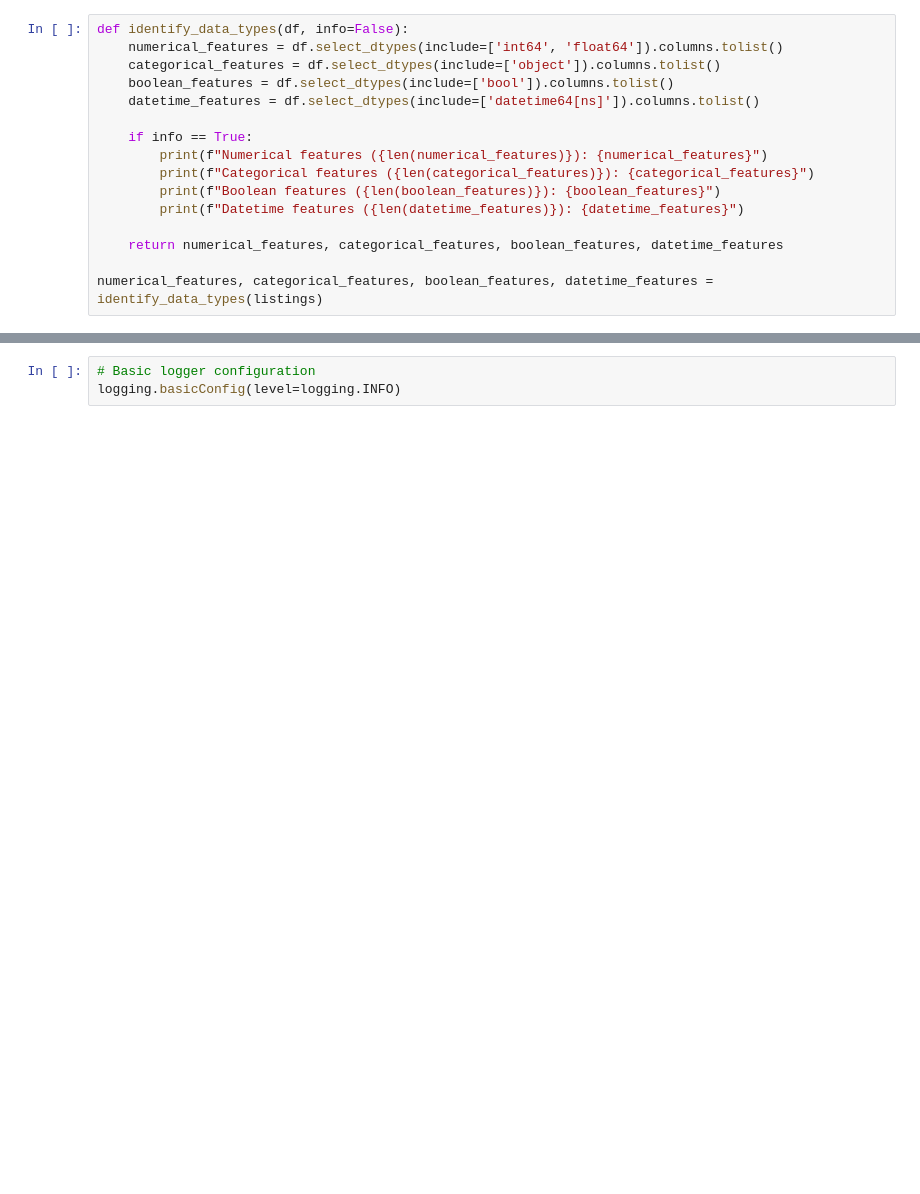
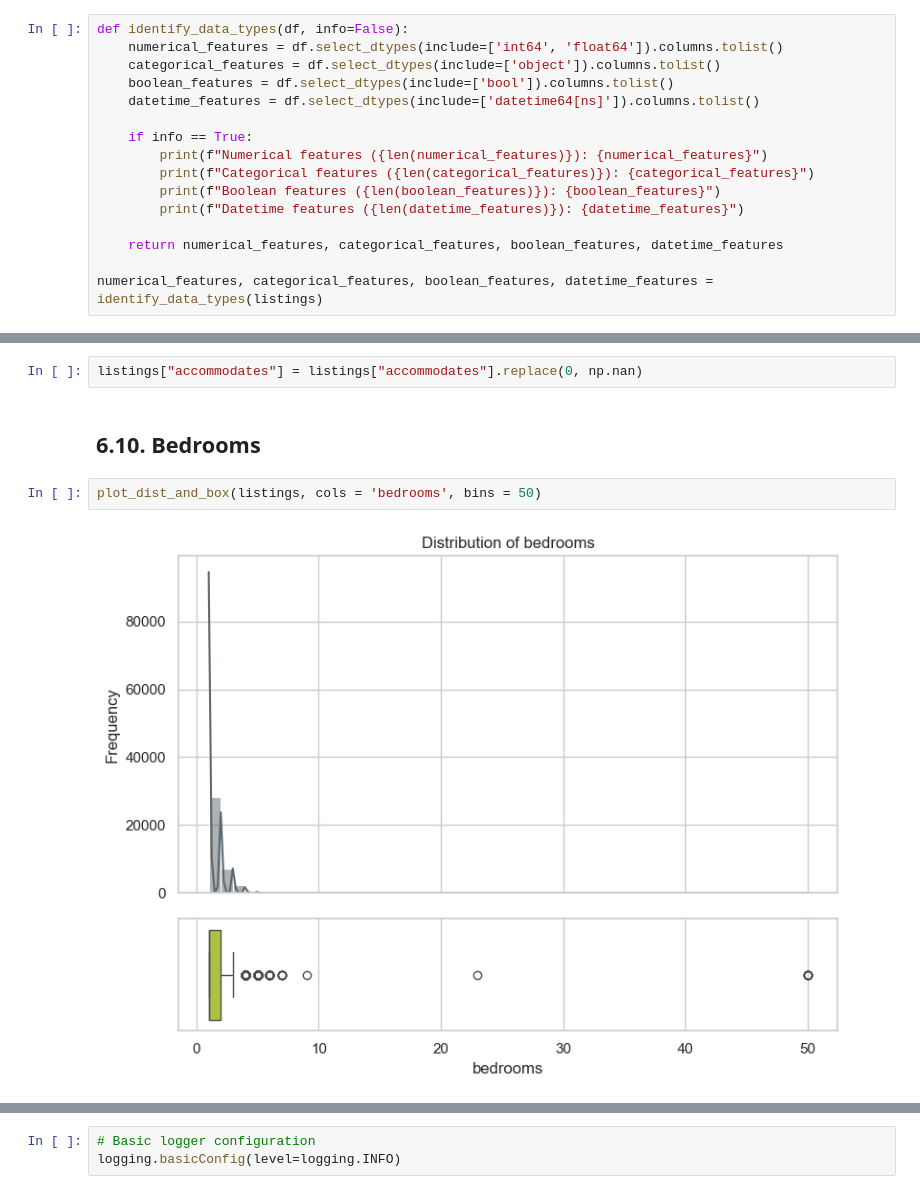
Before and after one commit to maracsimoes/MLOps-Airbnb-Price-Prediction, a Jupyter notebook: Notebook_main.ipynb, the cells around one changed output, grey strips where cells are left out. Saved outputs shown, nothing was run; the diff lists cells and outputs as text; blank space fills up the shorter version.

```diff
--- a/Notebook_main.ipynb
+++ b/Notebook_main.ipynb
@@ -346,0 +754,8 @@ Standard deviation of price: 199.87576226831183
+# %%
+listings["accommodates"] = listings["accommodates"].replace(0, np.nan)
+# %% [markdown]
+## 6.10. Bedrooms
+# %%
+plot_dist_and_box(listings, cols = 'bedrooms', bins = 50)
+# %% [output]
+[figure, added]
```
Also changed, not shown: parts of 178 cells of this notebook, 4 other files.
